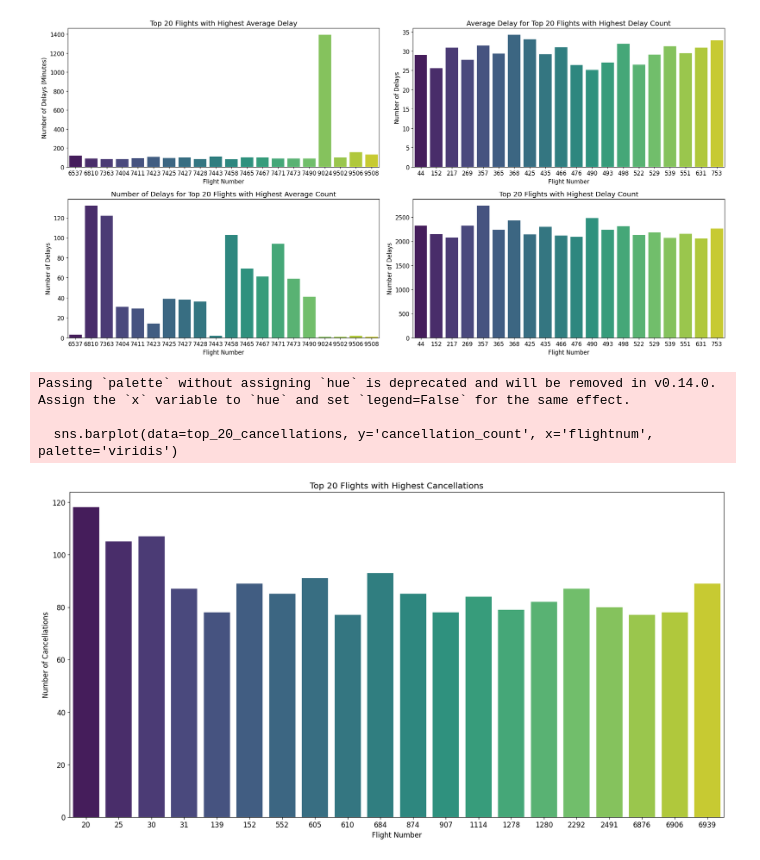
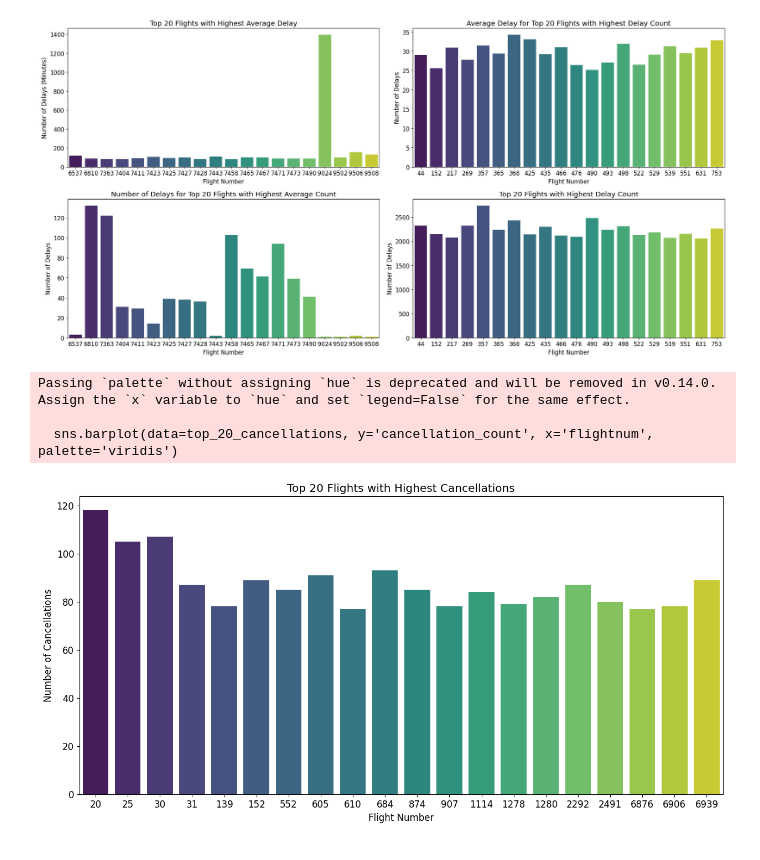
Before and after one commit to azrazainol/FlightData_LogisticRegression, a Jupyter notebook: STQD6324_Assignment_02.ipynb, the cells around one changed output. Saved outputs shown, nothing was run; the diff lists cells and outputs as text; code cells hidden in the pictures.

```diff
--- a/STQD6324_Assignment_02.ipynb
+++ b/STQD6324_Assignment_02.ipynb
@@ -227,7 +237,7 @@ Passing `palette` without assigning `hue` is deprecated and will be removed in v
 [figure]
 # %%
 fig, axes = plt.subplots(1, 2, figsize=(20, 6))
-plt.rcParams.update({'font.size': 14, 'lines.markersize': 10})
+plt.rcParams.update({'font.size': 12, 'lines.markersize': 10})
 
 # Plot Average Delay by Type
 sns.barplot(ax=axes[0], data=delay_factor, y='Average Delay (minutes)', x='Delay Type', palette='viridis')
@@ -303,17 +313,17 @@ Passing `palette` without assigning `hue` is deprecated and will be removed in v
   sns.barplot(data=top_20_delays, y='delay_count', x='flightnum', palette='viridis')
 [figure]
 # %%
-plt.figure(figsize=(20, 10))
+plt.figure(figsize=(15, 7))
 plt.rcParams.update({'font.size': 12, 'lines.markersize': 10})
 
 sns.barplot(data=top_20_cancellations, y='cancellation_count', x='flightnum', palette='viridis')
 plt.title('Top 20 Flights with Highest Cancellations')
 plt.ylabel('Number of Cancellations')
 plt.xlabel('Flight Number')
 
 plt.show();
 # %% [output]
 Passing `palette` without assigning `hue` is deprecated and will be removed in v0.14.0. Assign the `x` variable to `hue` and set `legend=False` for the same effect.
 
   sns.barplot(data=top_20_cancellations, y='cancellation_count', x='flightnum', palette='viridis')
-[figure, old version]
+[figure, new version]
```
Also changed, not shown: parts of 14 cells of this notebook.
